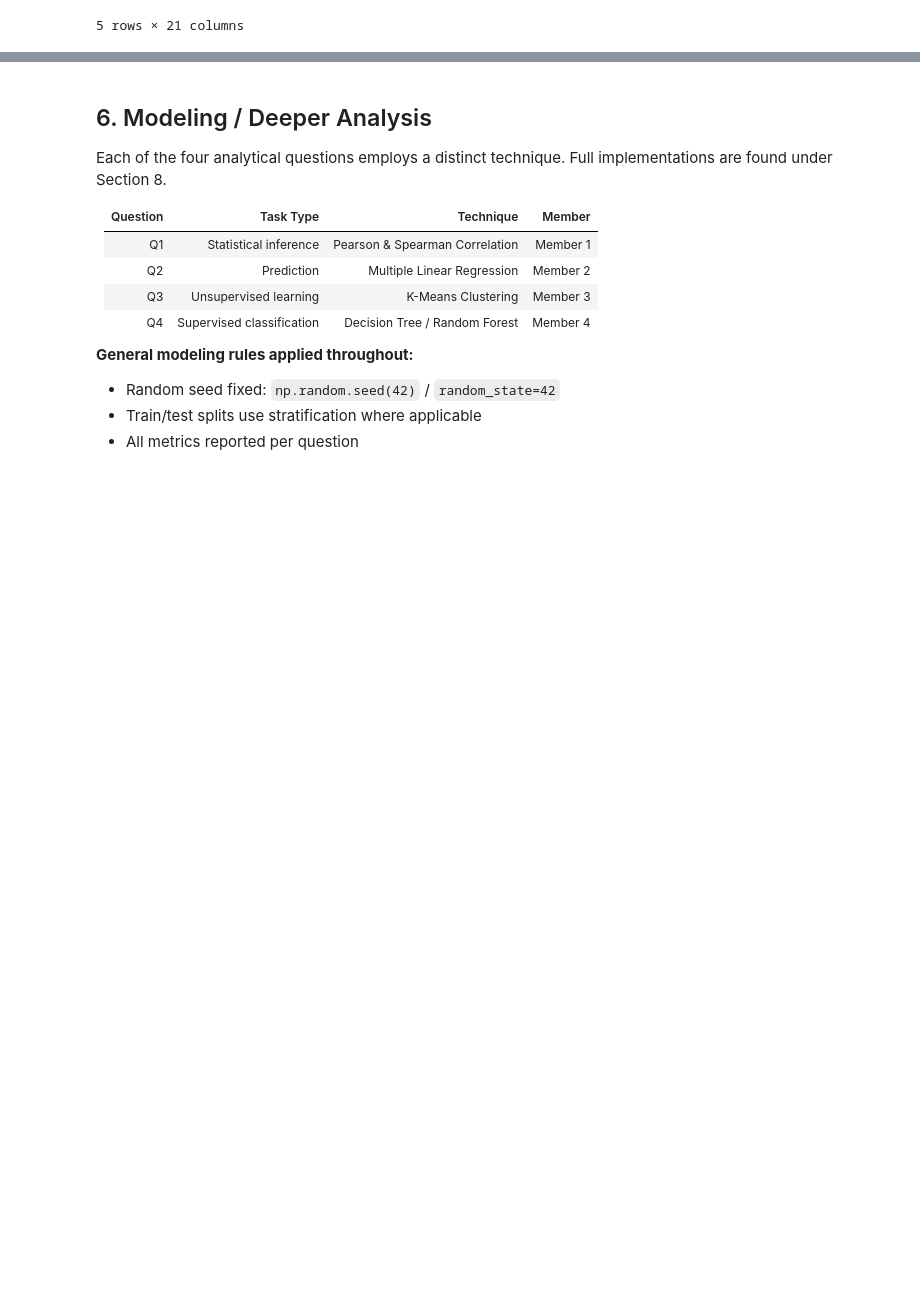
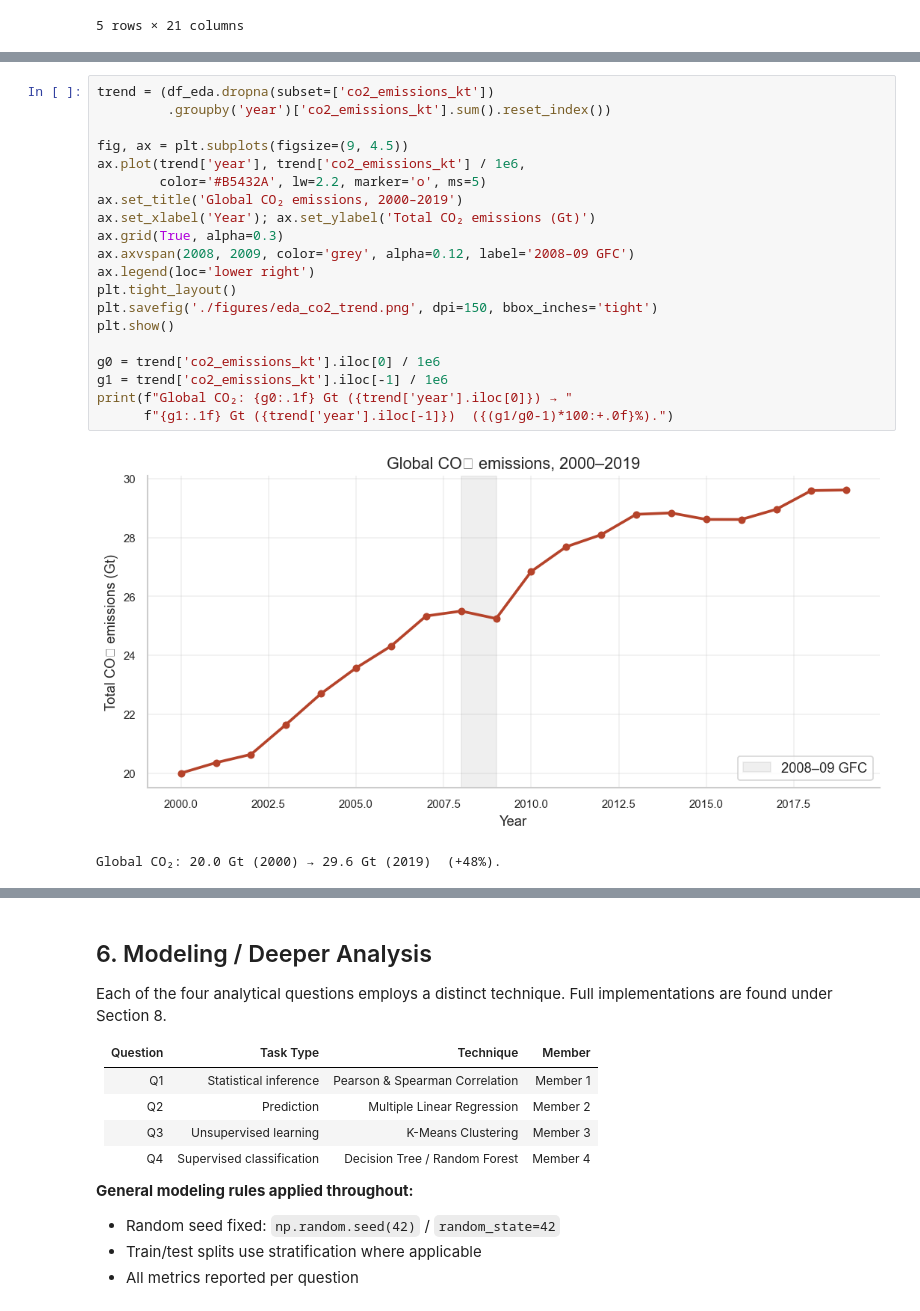
Before and after one commit to huichiy/Data_Science_Fund, a Jupyter notebook: TT3L_GXX_Notebook.ipynb, the cells around one changed output, grey strips where cells are left out. Drawn from its saved outputs; the diff is of its cells as text; blank space fills up the shorter version.

```diff
--- a/TT3L_GXX_Notebook.ipynb
+++ b/TT3L_GXX_Notebook.ipynb
@@ -425,0 +552,23 @@ Year range: 2000 – 2020
+# %%
+trend = (df_eda.dropna(subset=['co2_emissions_kt'])
+         .groupby('year')['co2_emissions_kt'].sum().reset_index())
+
+fig, ax = plt.subplots(figsize=(9, 4.5))
+ax.plot(trend['year'], trend['co2_emissions_kt'] / 1e6,
+        color='#B5432A', lw=2.2, marker='o', ms=5)
+ax.set_title('Global CO₂ emissions, 2000–2019')
+ax.set_xlabel('Year'); ax.set_ylabel('Total CO₂ emissions (Gt)')
+ax.grid(True, alpha=0.3)
+ax.axvspan(2008, 2009, color='grey', alpha=0.12, label='2008–09 GFC')
+ax.legend(loc='lower right')
+plt.tight_layout()
+plt.savefig('./figures/eda_co2_trend.png', dpi=150, bbox_inches='tight')
+plt.show()
+
+g0 = trend['co2_emissions_kt'].iloc[0] / 1e6
+g1 = trend['co2_emissions_kt'].iloc[-1] / 1e6
+print(f"Global CO₂: {g0:.1f} Gt ({trend['year'].iloc[0]}) → "
+      f"{g1:.1f} Gt ({trend['year'].iloc[-1]})  ({(g1/g0-1)*100:+.0f}%).")
+# %% [output]
+[figure, added]
+Global CO₂: 20.0 Gt (2000) → 29.6 Gt (2019)  (+48%).
```
Also changed, not shown: parts of 22 cells of this notebook, 10 other files.
